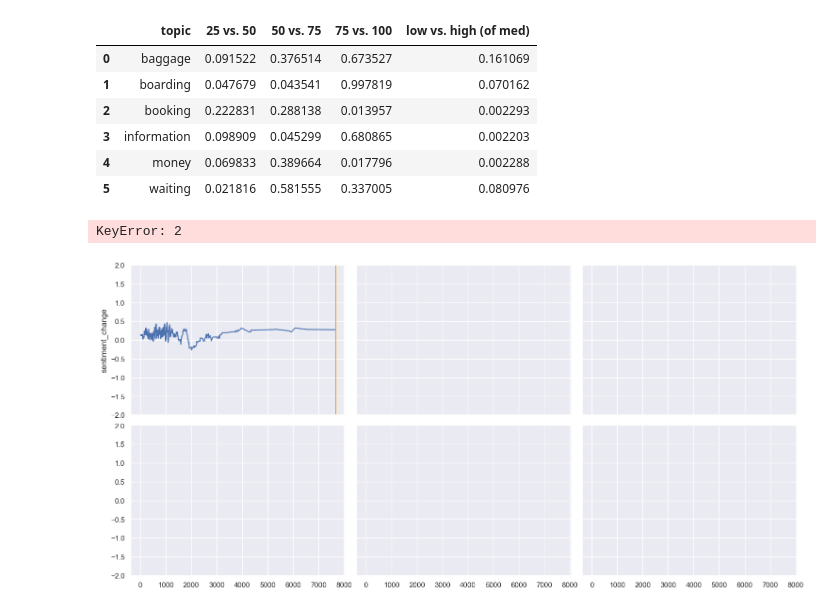
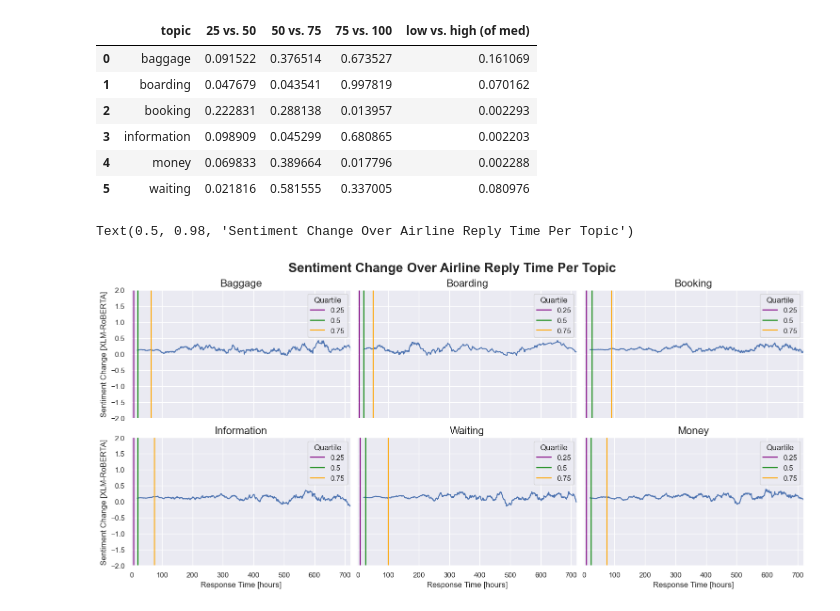
Before and after one commit to danamira/DBL-Data-Challenge, a Jupyter notebook: reply_time4.ipynb, the cells around one changed output. Cells and saved outputs as stored; diff of their text form; code cells hidden in the pictures.

Commit message:
p-values ang graph reply_time

```diff
--- a/reply_time4.ipynb
+++ b/reply_time4.ipynb
@@ -278,47 +246,67 @@ df_p
 # %%
 fig, ax = plt.subplots(nrows=2, ncols=3, figsize=(15,7), sharey=True, sharex=True, layout="constrained")
 plt.setp(ax, ylim=(-2,2))
+plt.setp(ax, xlim=(-2,720))
+
 
 # ROW 1
 # Baggage
 sns.lineplot(data=df_baggage_gro, x='reply_time', y='sentiment_change', ax=ax[0,0])
-ax[0,0].axvline(x = baggage_qua5[1], c='orange')
-ax[0,0].axvline(x = baggage_qua5[2], c='orange')
-ax[0,0].axvline(x = baggage_qua5[3], c='orange')
-#ax[0,0].axvline(x = baggage_qua5[4], c='orange')
+ax[0,0].axvline(x = baggage_qua5[0.25], c='purple', label='0.25')
+ax[0,0].axvline(x = baggage_qua5[0.5], c='green', label='0.5')
+ax[0,0].axvline(x = baggage_qua5[0.75], c='orange', label='0.75')
+ax[0,0].legend(title = 'Quartile')
 ax[0,0].set_title('Baggage', size=16)
 ax[0,0].set_ylabel('Sentiment Change [XLM-RoBERTA]')
-ax[0,0].set_xlim(-1, 200)
 
 # Boarding
 sns.lineplot(data=df_boarding_gro, x='reply_time', y='sentiment_change', ax=ax[0,1])
+ax[0,1].axvline(x = boarding_qua5[0.25], c='purple', label='0.25')
+ax[0,1].axvline(x = boarding_qua5[0.5], c='green', label='0.5')
+ax[0,1].axvline(x = boarding_qua5[0.75], c='orange', label='0.75')
+ax[0,1].legend(title = 'Quartile')
 ax[0,1].set_title('Boarding', size=16)
 ax[0,1].set_xlabel('Response Time [hours]')
 
 # Booking
 sns.lineplot(data=df_booking_gro, x='reply_time', y='sentiment_change', ax=ax[0,2])
+ax[0,2].axvline(x = booking_qua5[0.25], c='purple', label='0.25')
+ax[0,2].axvline(x = booking_qua5[0.5], c='green', label='0.5')
+ax[0,2].axvline(x = booking_qua5[0.75], c='orange', label='0.75')
+ax[0,2].legend(title = 'Quartile')
 ax[0,2].set_title('Booking', size=16)
-
 
 # ROW 2
 # Information
 sns.lineplot(data=df_information_gro, x='reply_time', y='sentiment_change', ax=ax[1,0])
+ax[1,0].axvline(x = information_qua5[0.25], c='purple', label='0.25')
+ax[1,0].axvline(x = information_qua5[0.5], c='green', label='0.5')
+ax[1,0].axvline(x = information_qua5[0.75], c='orange', label='0.75')
+ax[1,0].legend(title = 'Quartile')
 ax[1,0].set_title('Information', size=16)
 ax[1,0].set_xlabel('Response Time [hours]')
 ax[1,0].set_ylabel('Sentiment Change [XLM-RoBERTA]')
 
 # Waiting
 sns.lineplot(data=df_waiting_gro, x='reply_time', y='sentiment_change', ax=ax[1,1])
+ax[1,1].axvline(x = money_qua5[0.25], c='purple', label='0.25')
+ax[1,1].axvline(x = money_qua5[0.5], c='green', label='0.5')
+ax[1,1].axvline(x = money_qua5[0.75], c='orange', label='0.75')
+ax[1,1].legend(title = 'Quartile')
 ax[1,1].set_title('Waiting', size=16)
 ax[1,1].set_xlabel('Response Time [hours]')
 ax[1,1].set_ylabel('Sentiment Change [XLM-RoBERTA]')
 
 # Money
 sns.lineplot(data=df_money_gro, x='reply_time', y='sentiment_change', ax=ax[1,2])
+ax[1,2].axvline(x = waiting_qua5[0.25], c='purple', label='0.25')
+ax[1,2].axvline(x = waiting_qua5[0.5], c='green', label='0.5')
+ax[1,2].axvline(x = waiting_qua5[0.75], c='orange', label='0.75')
+ax[1,2].legend(title = 'Quartile')
 ax[1,2].set_title('Money', size=16)
 ax[1,2].set_xlabel('Response Time [hours]')
 
 fig.suptitle('Sentiment Change Over Airline Reply Time Per Topic', weight='bold', size=20)
 # %% [output]
-KeyError: 2
+Text(0.5, 0.98, 'Sentiment Change Over Airline Reply Time Per Topic')
-[figure, old version]
+[figure, new version]
```
Also changed, not shown: parts of 7 cells of this notebook.
